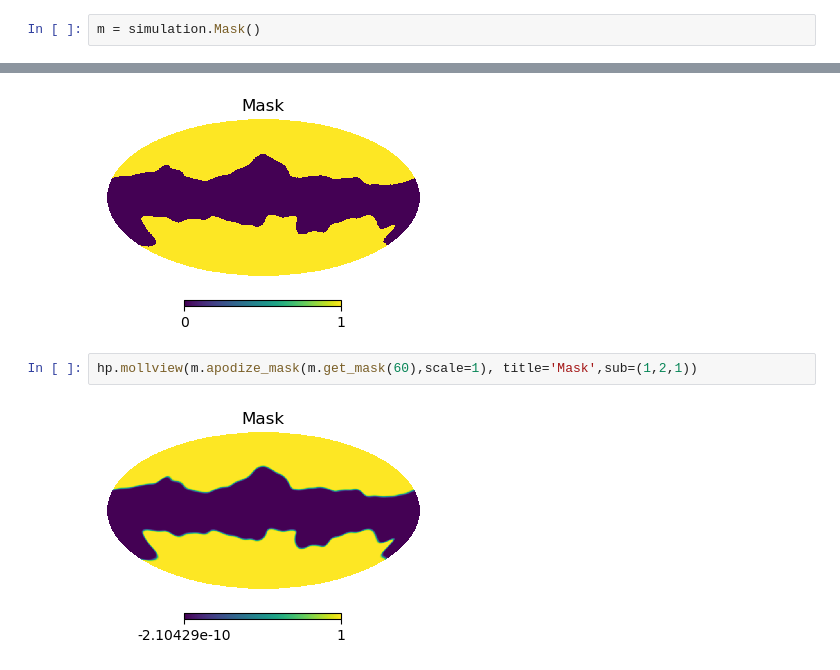
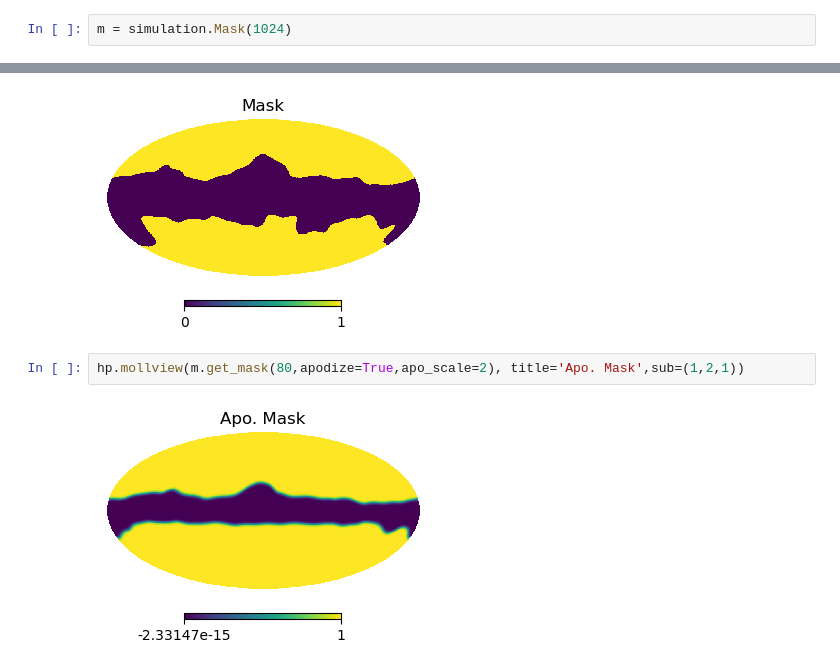
Before and after one commit to antolonappan/echolens, a Jupyter notebook: notebooks/mask.ipynb, the cells around one changed output, grey strips where cells are left out. Drawn from its saved outputs; the diff is of its cells as text.

Commit message:
recon apo mask
Signed-off-by: Anto Idicherian Lonappan <antolonappan@icloud.com>

```diff
--- a/notebooks/mask.ipynb
+++ b/notebooks/mask.ipynb
@@ -4,10 +7,10 @@ from echolens import simulation
 # %%
-m = simulation.Mask()
+m = simulation.Mask(1024)
 # %%
 hp.mollview(m.get_mask(60), title='Mask',sub=(1,2,1))
 # %% [output]
 [figure]
 # %%
-hp.mollview(m.apodize_mask(m.get_mask(60),scale=1), title='Mask',sub=(1,2,1))
+hp.mollview(m.get_mask(80,apodize=True,apo_scale=2), title='Apo. Mask',sub=(1,2,1))
 # %% [output]
-[figure, old version]
+[figure, new version]
```
Also changed, not shown: parts of 3 cells of this notebook, 10 other files.
